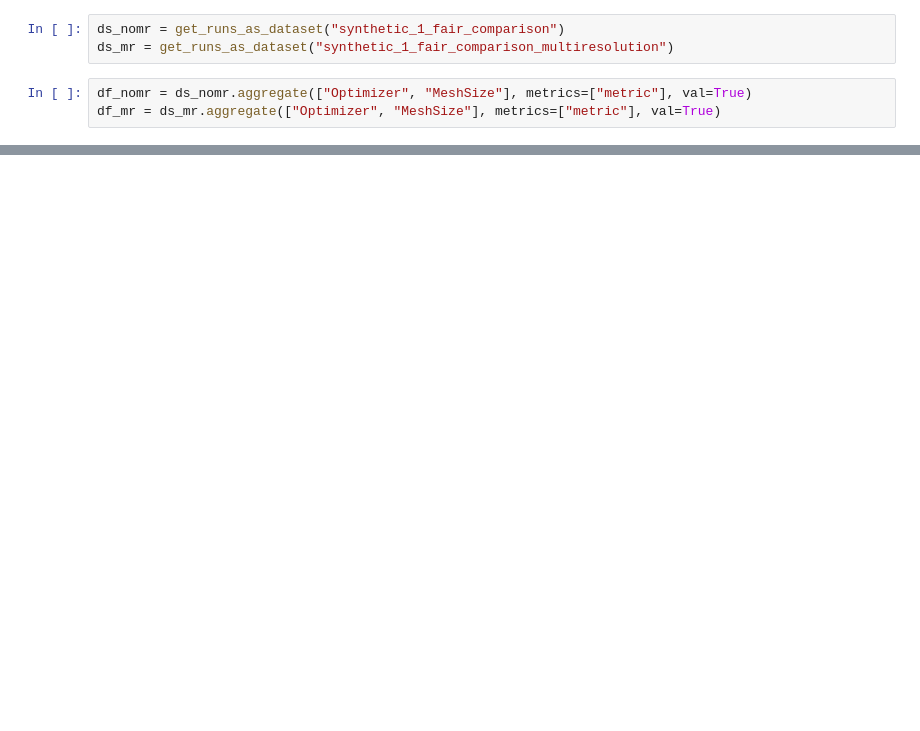
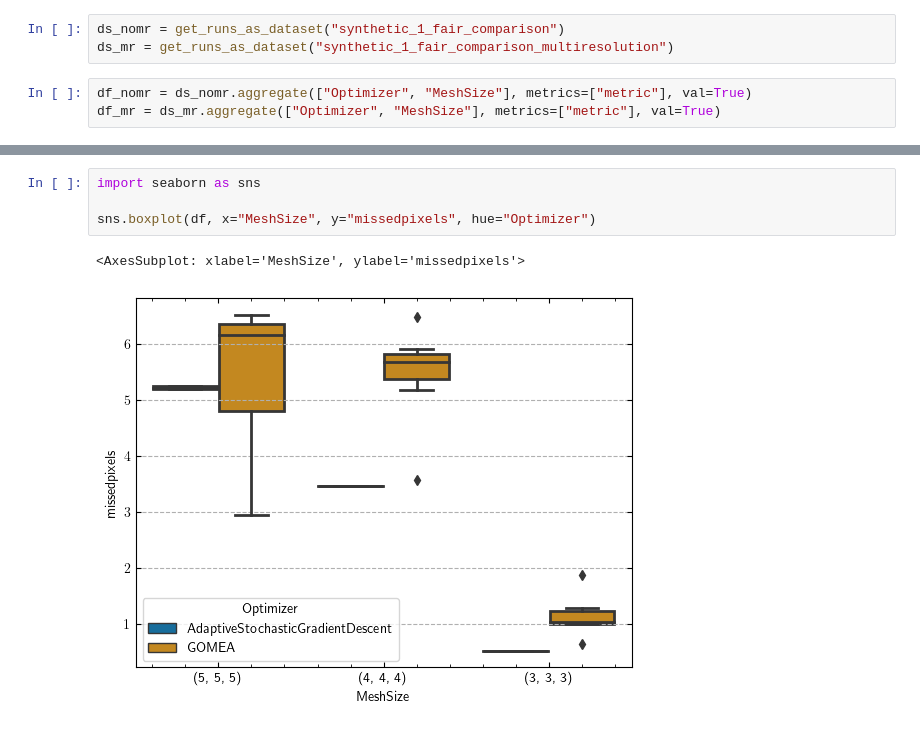
Before and after one commit to joasiee/elastix, a Jupyter notebook: experiments/notebooks/experiments/fair_comparison_mr.ipynb, the cells around one changed output, grey strips where cells are left out. Cells and saved outputs as stored; diff of their text form; blank space fills up the shorter version.

```diff
--- a/experiments/notebooks/experiments/fair_comparison_mr.ipynb
+++ b/experiments/notebooks/experiments/fair_comparison_mr.ipynb
@@ -136,0 +179,7 @@ sem(x)
+# %%
+import seaborn as sns
+
+sns.boxplot(df, x="MeshSize", y="missedpixels", hue="Optimizer")
+# %% [output]
+<AxesSubplot: xlabel='MeshSize', ylabel='missedpixels'>
+[figure, added]
```
Also changed, not shown: parts of 14 cells of this notebook, 2 other files.
